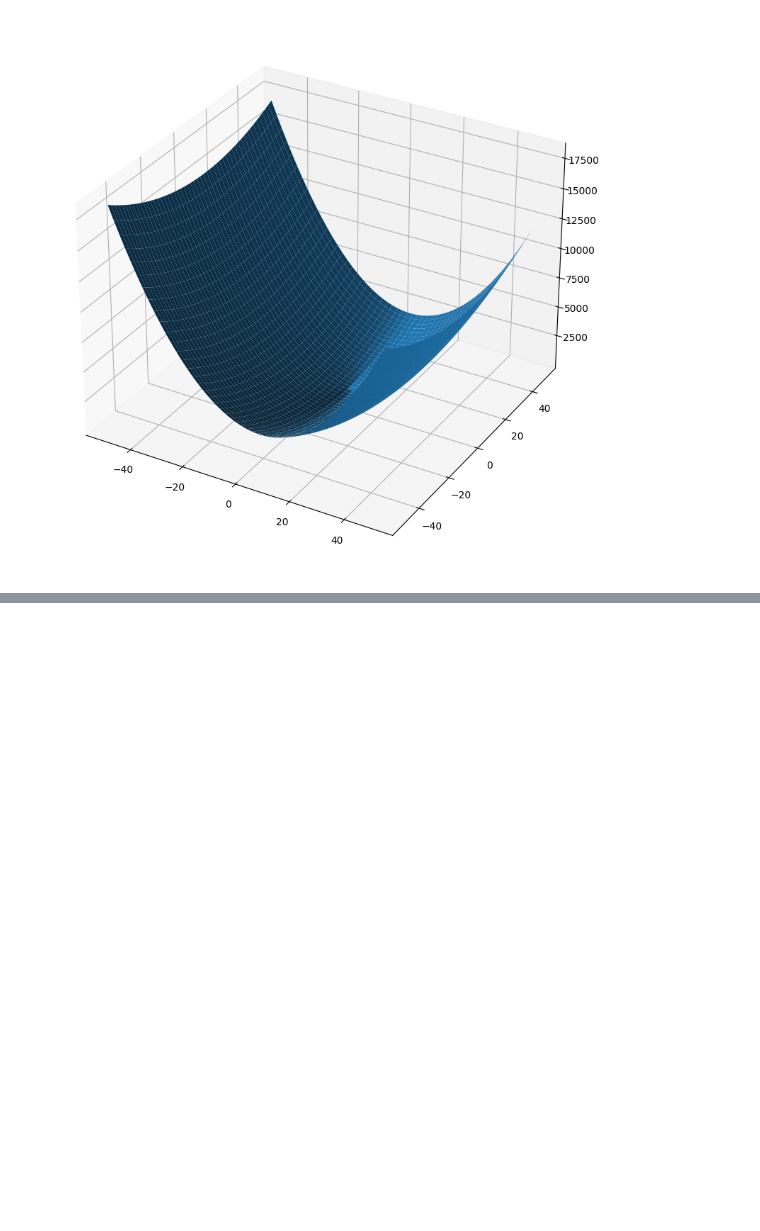
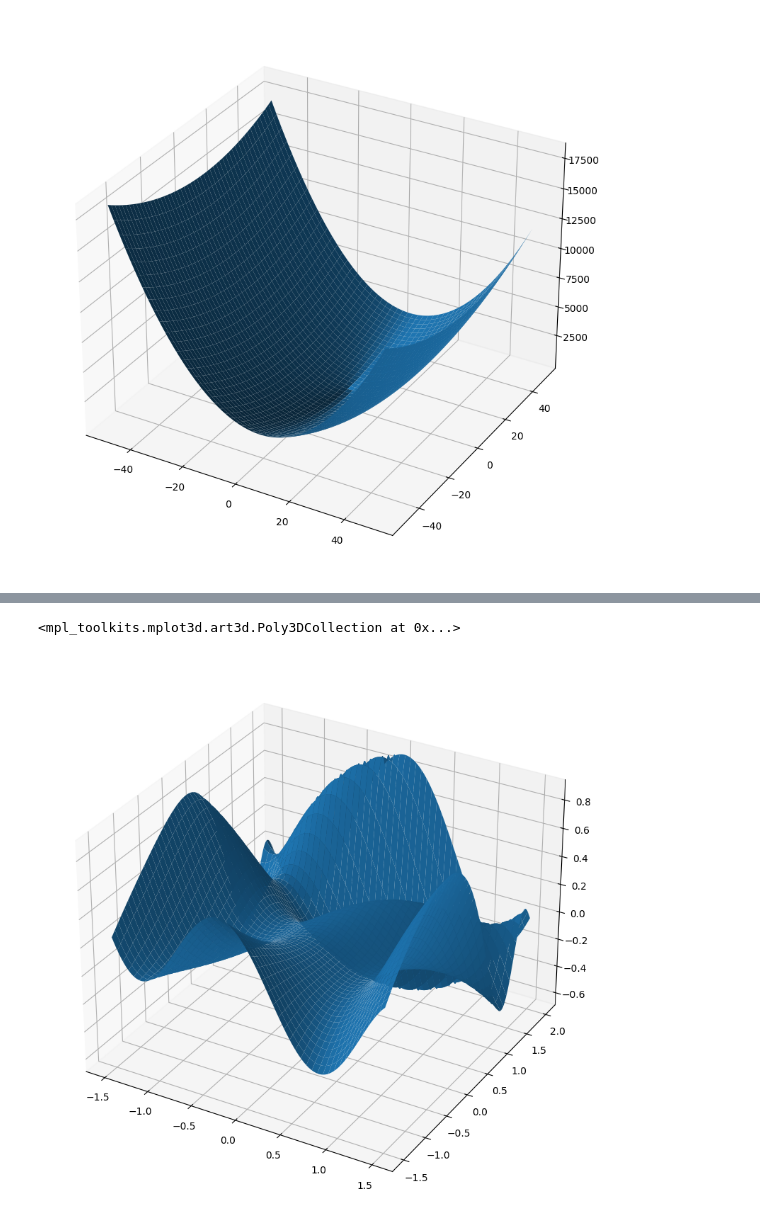
Before and after one commit to spanish-inquisition-optimization/GradientDescent, a Jupyter notebook: part_1.ipynb, the cells around one changed output, grey strips where cells are left out. Drawn from its saved outputs; the diff is of its cells as text; code cells hidden in the pictures; blank space fills up the shorter version.

```diff
--- a/part_1.ipynb
+++ b/part_1.ipynb
@@ -60,0 +51,15 @@ Best value found: x* = [5. 7.] with f(x*) = 1.5777218104420236e-27
+# %%
+def trig(x):
+    return np.sin(0.5 * x[0] ** 2 - 0.25 * x[1] ** 2 + 3) * np.cos(2 * x[0] + 1 - np.exp(x[1]))
+
+
+def trig_derivative(x):
+    h = 1e-5
+    return (trig(x[:, np.newaxis] + h * np.eye(2)) - trig(x[:, np.newaxis] - h * np.eye(2))) / (2 * h)
+
+trig_roi = SearchRegion2d((-1.5, 1.5), (-1.5, 2))
+
+visualize_function_3d(trig, trig_roi)
+# %% [output]
+<mpl_toolkits.mplot3d.art3d.Poly3DCollection at 0x...>
+[figure, added]
```
Also changed, not shown: parts of 9 cells of this notebook, 4 other files.
